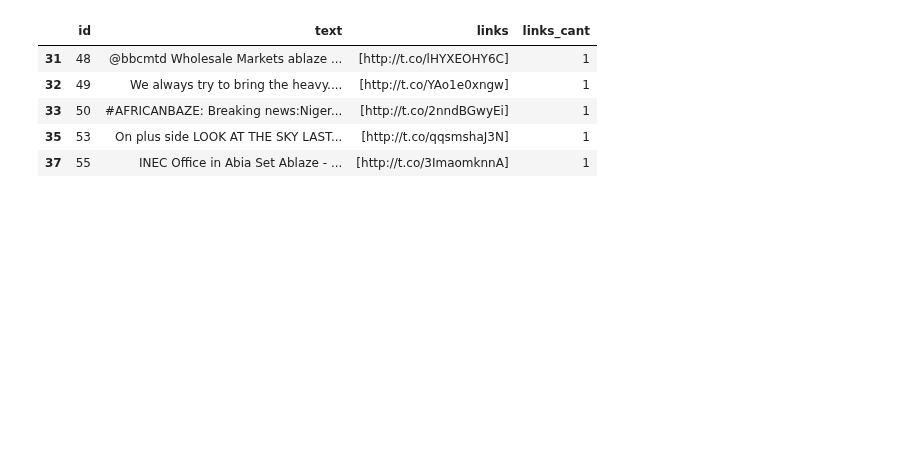
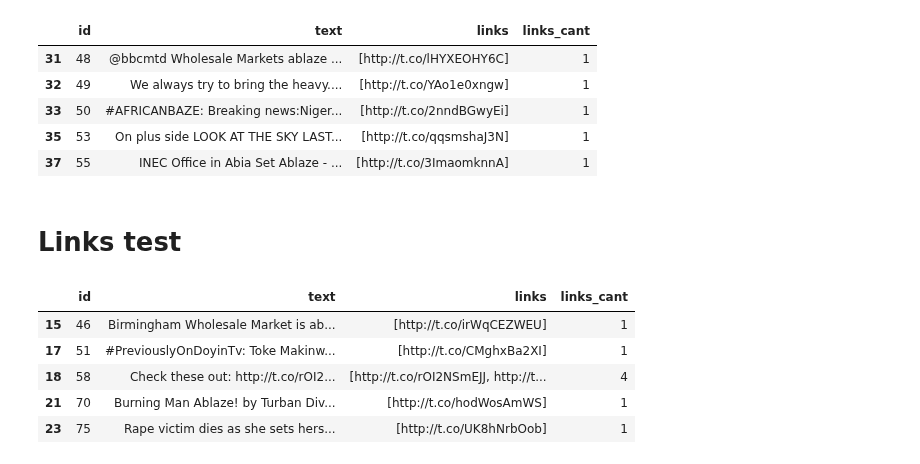
Before and after one commit to anichucai/7506-Datos-tp1, a Jupyter notebook: Análisis links.ipynb, the cells around one changed output. Saved outputs shown, nothing was run; the diff lists cells and outputs as text; code cells hidden in the pictures; blank space fills up the shorter version.

Commit message:
request links test.csv

```diff
--- a/Análisis links.ipynb
+++ b/Análisis links.ipynb
@@ -70,0 +69,24 @@ def get_links(links):
+# %% [markdown]
+# Links test
+# %%
+#Cargo archivo train
+
+df_tweet_link = pd.read_csv("data/test.csv", usecols=["id","text"])
+# %%
+# Creo una columna con listas de links
+df_tweet_link['links'] = df_tweet_link['text'].apply(lambda x: get_link_limpio(x))
+
+# Creo una columna con la cantidad de tweets
+df_tweet_link['links_cant']= df_tweet_link['links'].apply(lambda x: len(x))
+
+# Quito los tweets sin links
+df_tweet_link = df_tweet_link[df_tweet_link.links_cant != 0]
+# %%
+df_tweet_link.head()
+# %% [output]
+|  | id | text | links | links_cant |
+| 15 | 46 | Birmingham Wholesale Market is ab... | [http://t.co/irWqCEZWEU] | 1 |
+| 17 | 51 | #PreviouslyOnDoyinTv: Toke Makinw... | [http://t.co/CMghxBa2XI] | 1 |
+| 18 | 58 | Check these out: http://t.co/rOI2... | [http://t.co/rOI2NSmEJJ, http://t... | 4 |
+| 21 | 70 | Burning Man Ablaze! by Turban Div... | [http://t.co/hodWosAmWS] | 1 |
+| 23 | 75 | Rape victim dies as she sets hers... | [http://t.co/UK8hNrbOob] | 1 |
```
Also changed, not shown: parts of 11 cells of this notebook, 3 other files.
